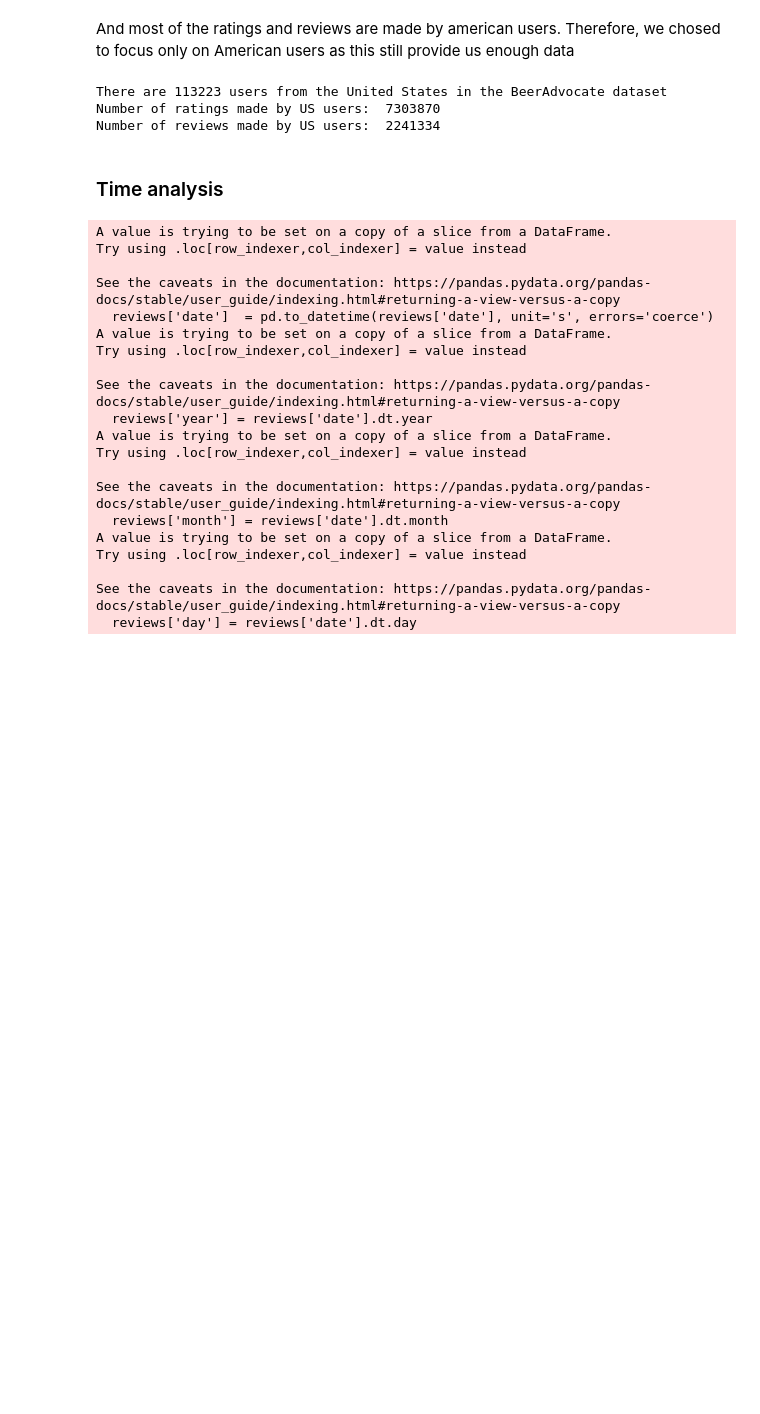
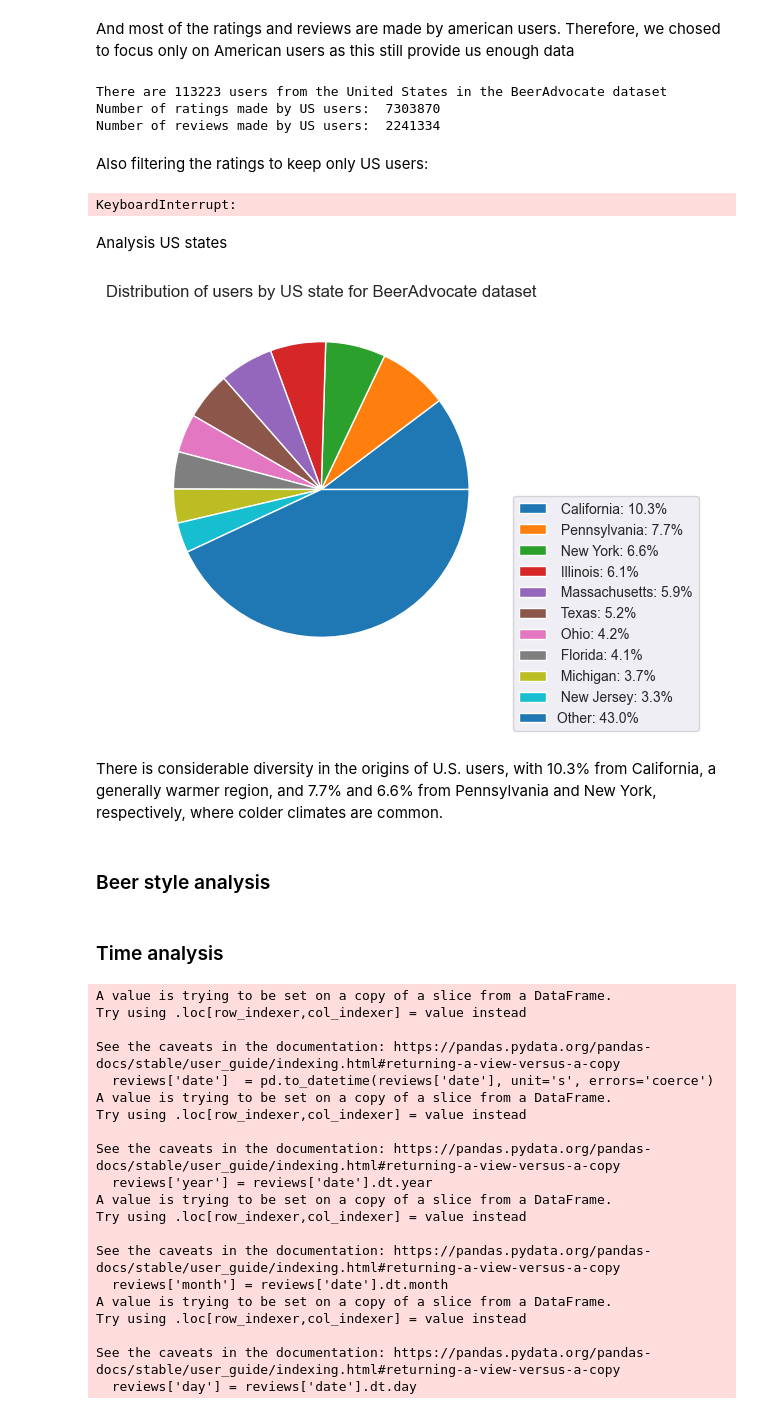
Before and after one commit to epfl-ada/ada-2024-project-databrewers, a Jupyter notebook: results.ipynb, the cells around one changed output. Drawn from its saved outputs; the diff is of its cells as text; code cells hidden in the pictures; blank space fills up the shorter version.

Commit message:
Some analysis

```diff
--- a/results.ipynb
+++ b/results.ipynb
@@ -308,3 +319,69 @@ reviews_ba['states'] = reviews_ba['location'].str.split(',').str[1]
 
 # We only keep users from the US
 reviews = reviews_ba[reviews_ba['country'] == 'United States']
+# %% [markdown]
+Also filtering the ratings to keep only US users:
+# %%
+filtered_chunks = []
+chunk_size = 1600
+
+for chunk in pd.read_csv('../data/ratings.txt.gz', header=None, names=["info"], delimiter='\t',
+                         on_bad_lines='skip', chunksize=chunk_size):
+
+    # Add review_id based on 16-row structure
+    chunk['rating_id'] = chunk.index // 16
+
+    # Split key-value pairs
+    split_data = chunk['info'].str.split(': ', n=1, expand=True)
+    split_data = split_data[split_data[1].notna()]
+
+    # Assign key and value columns
+    chunk[['key', 'value']] = split_data
+
+    # Pivot the chunk to convert key to columns
+    chunk_pivoted = chunk.pivot(index='rating_id', columns='key', values='value').reset_index(drop=True)
+
+    # Merge with 'user_id' from users
+    chunk_pivoted = chunk_pivoted.merge(users[['user_id', 'location']], on='user_id', how='left')
+
+    # Remove the states to only have the countries
+    chunk_pivoted['country'] = chunk_pivoted['location'].str.split(',').str[0]
+    # Remove the countries to only have the states
+    chunk_pivoted['states'] = chunk_pivoted['location'].str.split(',').str[1]
+
+    # Keep users from the US
+    chunk_filtered = chunk_pivoted[chunk_pivoted['country'] == 'United States']
+    filtered_chunks.append(chunk_filtered)
+
+ratings = pd.concat(filtered_chunks, ignore_index=True)
+# %% [output]
+KeyboardInterrupt:
+# %% [markdown]
+Analysis US states
+# %%
+# Compute the number of users in the top 5 states
+top10_states = users['states'].value_counts().nlargest(10)
+
+# Compute the sum of the remaining states
+other_users_count = len(users) - top10_states.sum()
+
+# Add the "Other" states count to the series
+top_states = pd.concat([top10_states, pd.Series({'Other': other_users_count})])
+
+# Calculate percentages for each country in top_countries
+top_states_percent = (top_states / len(users) * 100).round(1)
+
+top_states.plot(kind='pie', labels=None)
+
+# Create legend with state name and percentage
+top_states_labels = [f"{state}: {percent}%" for state, percent in zip(top_states.index, top_states_percent)]
+plt.legend(labels=top_states_labels, loc="best", bbox_to_anchor=(1, 0.5))
+
+plt.title(f'Distribution of users by US state for BeerAdvocate dataset')
+plt.show()
+# %% [output]
+[figure, added]
+# %% [markdown]
+There is considerable diversity in the origins of U.S. users, with 10.3% from California, a generally warmer region, and 7.7% and 6.6% from Pennsylvania and New York, respectively, where colder climates are common.
+# %% [markdown]
+### Beer style analysis
```
Also changed, not shown: parts of 14 cells of this notebook.
